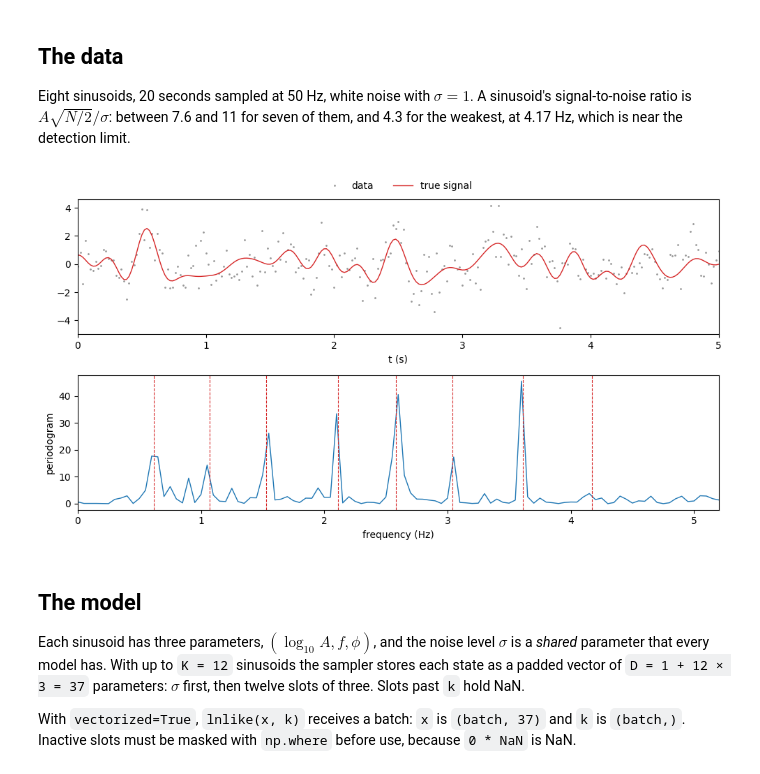
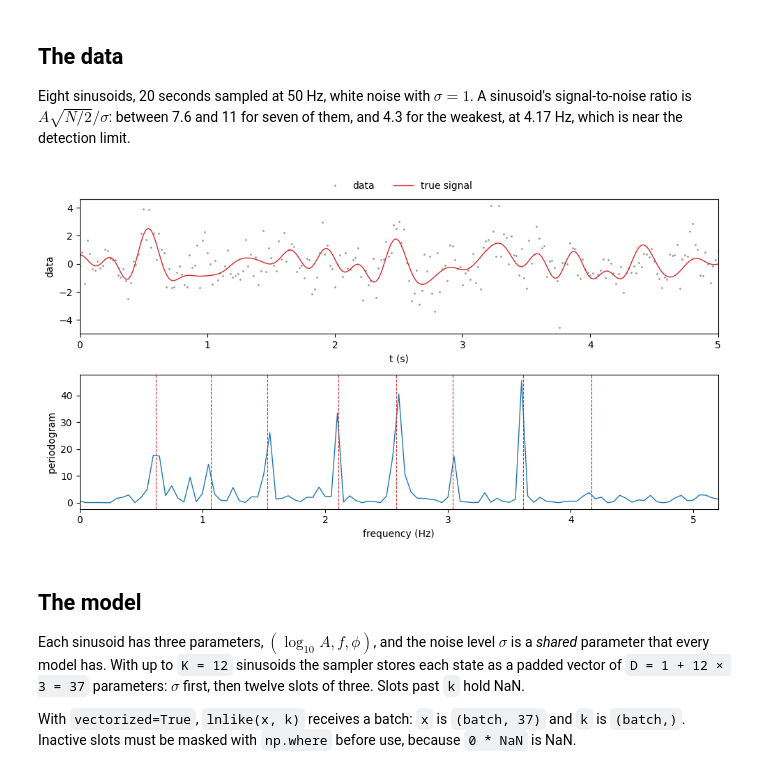
Before and after one commit to AaronDJohnson/impulse_mcmc, a Jupyter notebook: examples/rj_sinusoids.ipynb, the cells around one changed output. Cells and saved outputs as stored; diff of their text form; code cells hidden in the pictures.

```diff
--- a/examples/rj_sinusoids.ipynb
+++ b/examples/rj_sinusoids.ipynb
@@ -71,18 +71,18 @@ for the weakest, at 4.17 Hz, which is near the detection limit.
 # %%
 fig, (ax_t, ax_f) = plt.subplots(2, 1, figsize=(10, 5.5))
 ax_t.plot(t, data, ".", ms=2, color="0.6", label="data")
 ax_t.plot(t, signal(TRUTH), color="C3", lw=1, label="true signal")
-ax_t.set(xlabel="t (s)", xlim=(0, 5))
+ax_t.set(xlabel="t (s)", ylabel="data", xlim=(0, 5))
 ax_t.legend(loc="lower center", bbox_to_anchor=(0.5, 1.0), ncol=2, frameon=False)
 
 freqs = np.fft.rfftfreq(t.size, 1.0 / FS)
 ax_f.plot(freqs, np.abs(np.fft.rfft(data)) ** 2 / t.size, color="C0", lw=1)
 for f in TRUTH[:, 1]:
     ax_f.axvline(f, color="C3", lw=0.8, ls="--")
 ax_f.set(xlabel="frequency (Hz)", ylabel="periodogram", xlim=(0, 5.2))
 fig.tight_layout();
 # %% [output]
-[figure, old version]
+[figure, new version]
 # %% [markdown]
 ## The model
 
```
Also changed, not shown: parts of 10 cells of this notebook, 1 other file.
